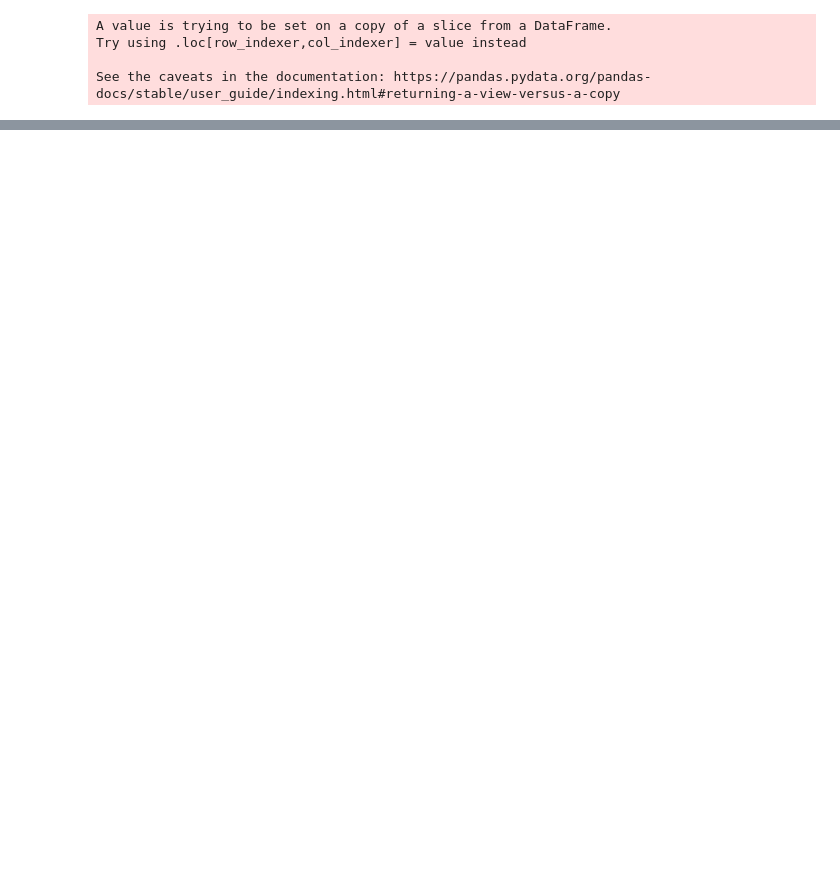
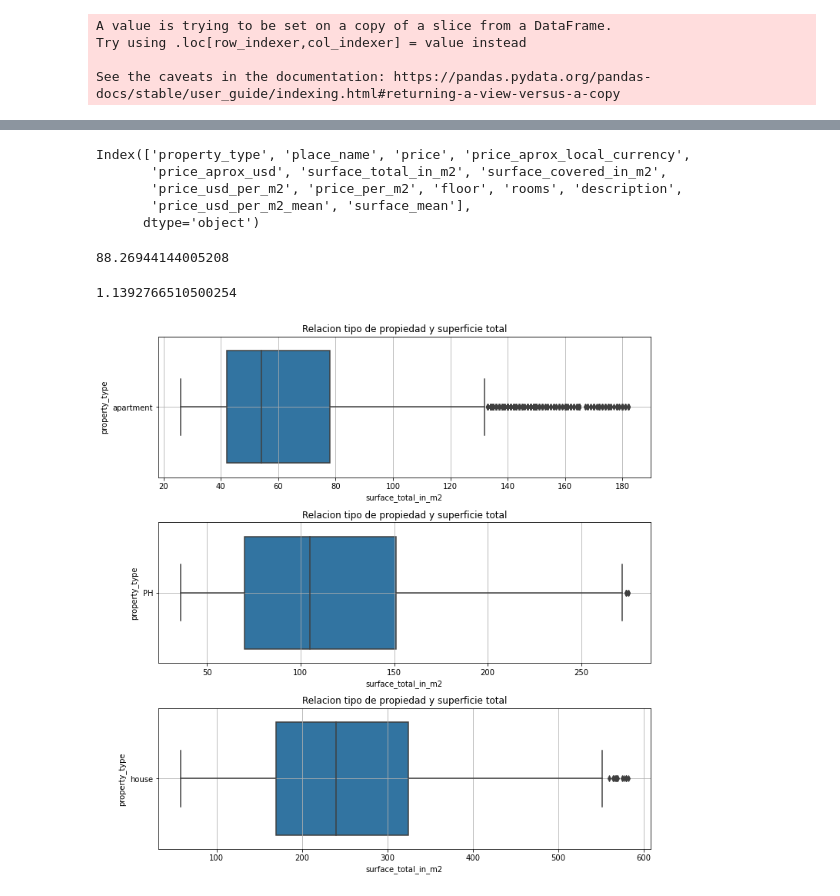
Before and after one commit to edgarevalo/DH-Workshop, a Jupyter notebook: Notebook limpio - comentado - no-modificar.ipynb, the cells around one changed output, grey strips where cells are left out. Drawn from its saved outputs; the diff is of its cells as text; code cells hidden in the pictures; blank space fills up the shorter version.

```diff
--- a/Notebook limpio - comentado - no-modificar.ipynb
+++ b/Notebook limpio - comentado - no-modificar.ipynb
@@ -294,0 +333,38 @@ plt.show()
+# %%
+propiedades_capital_surface_limpio.rename(columns={'0': 'surface_mean'})
+propiedades_capital_surface_limpio.columns
+# %% [output]
+Index(['property_type', 'place_name', 'price', 'price_aprox_local_currency',
+       'price_aprox_usd', 'surface_total_in_m2', 'surface_covered_in_m2',
+       'price_usd_per_m2', 'price_per_m2', 'floor', 'rooms', 'description',
+       'price_usd_per_m2_mean', 'surface_mean'],
+      dtype='object')
+# %%
+surface_total_in_m2 = propiedades_capital_limpio['surface_total_in_m2'].mean()
+surface_total_in_m2
+surface_covered_in_m2 = propiedades_capital_limpio['surface_covered_in_m2'].mean()
+surface_covered_in_m2
+surface_covered_in_m2 * 100 / surface_total_in_m2
+# %% [output]
+88.26944144005208
+# %%
+propiedades_capital_surface_limpio.surface_mean.mean()
+# %% [output]
+1.1392766510500254
+# %%
+dptos= dptos[(dptos.surface_total_in_m2 <= 182.91) & (dptos.surface_total_in_m2 >=26.0) ]
+phs=phs[(phs.surface_total_in_m2 <= 275.0) & (phs.surface_total_in_m2 >=35.0) ]
+casas=casas[(casas.surface_total_in_m2 <= 583.12) & (casas.surface_total_in_m2 >=56.81) ]
+figure,(ax1,ax2,ax3) = plt.subplots(3,constrained_layout=True,figsize=(10,10))
+ax1.set_title("Relacion tipo de propiedad y superficie total")
+ax2.set_title("Relacion tipo de propiedad y superficie total")
+ax3.set_title("Relacion tipo de propiedad y superficie total")
+sns.boxplot(data=dptos,x="surface_total_in_m2",y="property_type",ax=ax1)
+sns.boxplot(data=phs,x="surface_total_in_m2",y="property_type",ax=ax2)
+sns.boxplot(data=casas,x="surface_total_in_m2",y="property_type",ax=ax3)
+ax1.grid()
+ax2.grid()
+ax3.grid()
+plt.show()
+# %% [output]
+[figure, added]
```
Also changed, not shown: parts of 13 cells of this notebook.
